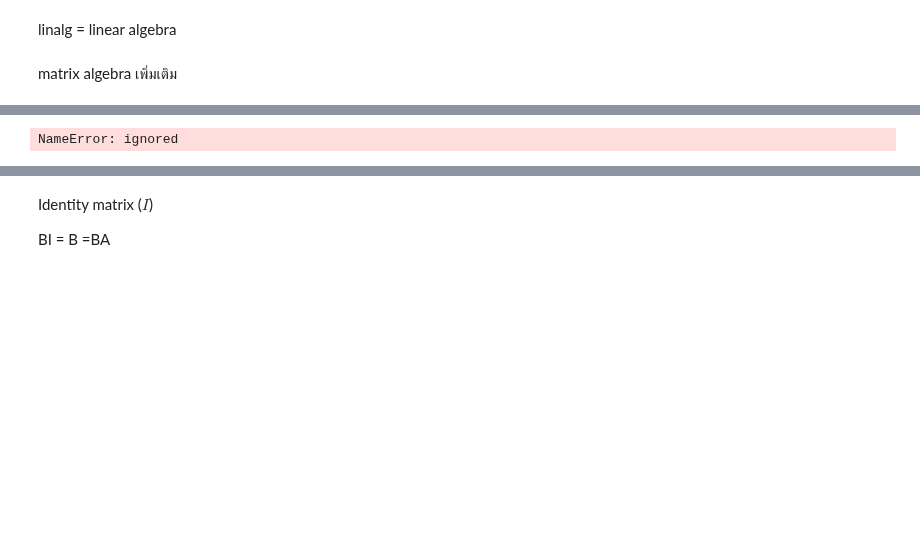
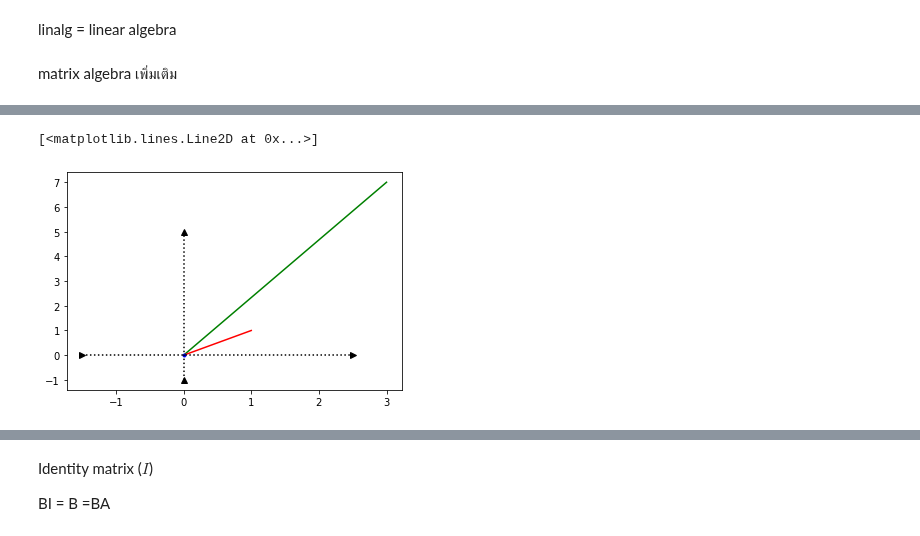
Before and after one commit to Thitichaya2000/multivariate, a Jupyter notebook: MVA001.ipynb, the cells around one changed output, grey strips where cells are left out. Drawn from its saved outputs; the diff is of its cells as text; code cells hidden in the pictures; blank space fills up the shorter version.

```diff
--- a/MVA001.ipynb
+++ b/MVA001.ipynb
@@ -116,10 +142,9 @@ Determinant ของ Matrix ก็คือ ($B)
 # %%
-plt.plot([0,Bv[0,0]],[0,Bv[1,0]], ' -g')    ## vector Bv
-plt.plot([1,1],[1,0], ' :r')  #วางจุดไข่ปลา พื้นที่ของ Bv
-plt.plot([1,1],[1,0], ' :r')  #วางจุดไข่ปลา พื้นที่ของ Bv
-plt.plot([0,1],[0,1], ' :r') #vector v ([1,1])
-plt.plot(0,0, ' .b')
-plt.plot([0,0],[-1,5], ' ^:k')
-plt.plot([-1.5,2.5],[0,0], ' >:k')
+plt.plot([0,Bv[0,0]],[0,Bv[1,0]], '-g') ## vector Bv
+plt.plot([0,1],[0,1], '-r') ## vector [1,1]
+plt.plot(0,0, '.b')
+plt.plot([0,0],[-1,5],'^:k')
+plt.plot([-1.5,2.5],[0,0],'>:k')
 # %% [output]
-NameError: ignored
+[<matplotlib.lines.Line2D at 0x...>]
+[figure, added]
```
Also changed, not shown: parts of 18 cells of this notebook.
